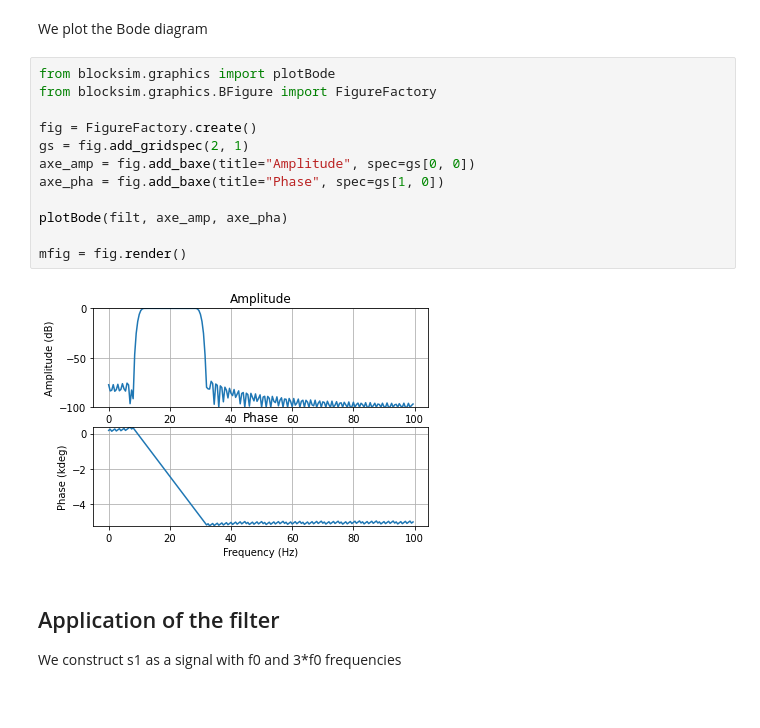
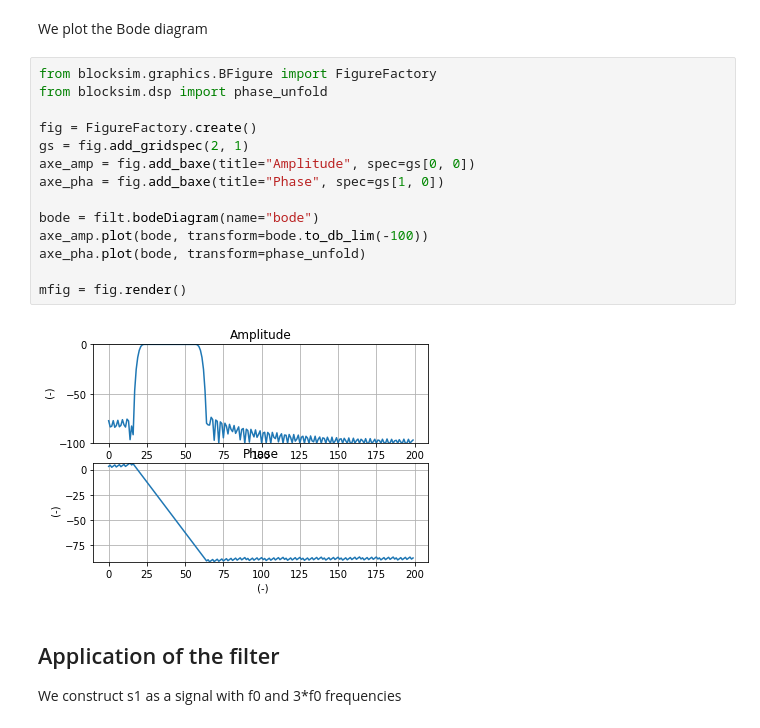
Before and after one commit to ydethe/blocksim, a Jupyter notebook: examples/example_filtering.ipynb, the cells around one changed output. Saved outputs shown, nothing was run; the diff lists cells and outputs as text.

Commit message:
Removed plotBode

```diff
--- a/examples/example_filtering.ipynb
+++ b/examples/example_filtering.ipynb
@@ -32,19 +32,21 @@ filt = BandpassDSPFilter(
 # %% [markdown]
 We plot the Bode diagram
 # %%
-from blocksim.graphics import plotBode
 from blocksim.graphics.BFigure import FigureFactory
+from blocksim.dsp import phase_unfold
 
 fig = FigureFactory.create()
 gs = fig.add_gridspec(2, 1)
 axe_amp = fig.add_baxe(title="Amplitude", spec=gs[0, 0])
 axe_pha = fig.add_baxe(title="Phase", spec=gs[1, 0])
 
-plotBode(filt, axe_amp, axe_pha)
+bode = filt.bodeDiagram(name="bode")
+axe_amp.plot(bode, transform=bode.to_db_lim(-100))
+axe_pha.plot(bode, transform=phase_unfold)
 
 mfig = fig.render()
 # %% [output]
-[figure, old version]
+[figure, new version]
 # %% [markdown]
 ## Application of the filter
 We construct s1 as a signal with f0 and 3*f0 frequencies
```
Also changed, not shown: parts of 1 cell of this notebook, 13 other files.
